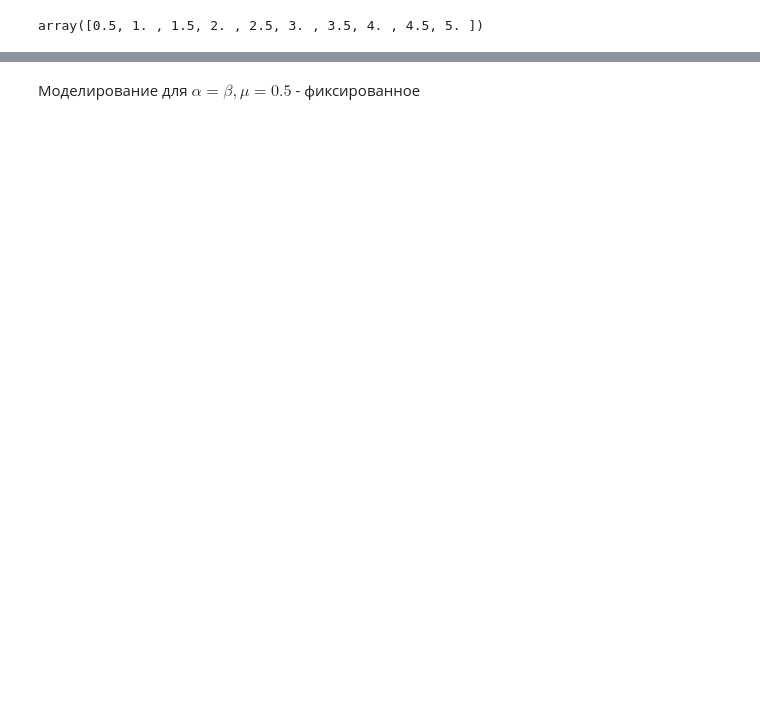
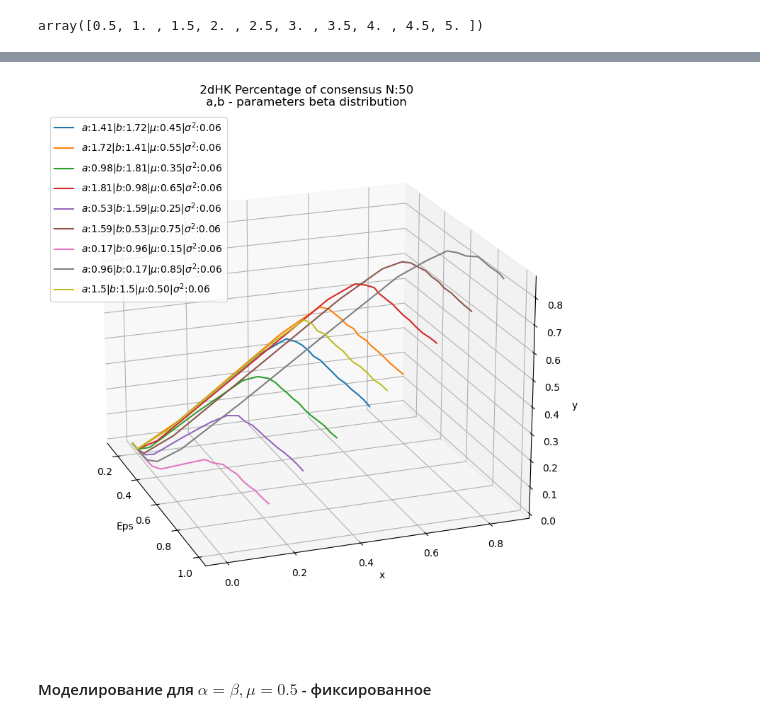
Before and after one commit to ash00748/Hegselmann-Krause-project, a Jupyter notebook: 2d HK/2dHK_beta.ipynb, the cells around one changed output, grey strips where cells are left out. Drawn from its saved outputs; the diff is of its cells as text; code cells hidden in the pictures; blank space fills up the shorter version.

```diff
--- a/2d HK/2dHK_beta.ipynb
+++ b/2d HK/2dHK_beta.ipynb
@@ -114,2 +120,2 @@ def beta_distrib_ab2Esigma(alpha, beta):
 # %%
-experiments = 98
+experiments = 400
@@ -134,0 +134,3 @@ alphas, betas, disps
+# %%
+delta = [round(i,2)for i in np.arange(0.05, 0.41, 0.1)]
+delta
@@ -272,5 +289,47 @@ plt.show()
+# %%
+
+
+ax = plt.figure(figsize=(10, 8)).add_subplot(projection='3d')
+
+cmap = mp.cm.get_cmap("plasma")
+norm=plt.Normalize(vmin=0, vmax=len(alphas))
+sm = plt.cm.ScalarMappable(cmap=cmap, norm=norm)
+
+# Plot lines for each beta value
+for i in range (len(alphas)):
+    alpha = alphas[i]
+    beta = betas[i]
+    df = beta_distib_consensus_data.query('beta==@beta and alpha==@alpha and N == @N')
+    color=np.array(cmap(norm(i)))
+    E, sigma = beta_distrib_ab2Esigma(alpha, beta)
+    ax.plot3D(xs=df['eps'], ys=df['consensus_x']/df['simulation_count'], zs=df['consensus_y']/df['simulation_count'], label=f'$a$:{round(alpha,2)}|$b$:{round(beta,2)}|$\mu$:{E:0.2f}|$\sigma^2$:{sigma:.2f}' )
+
+df = beta_distib_consensus_data.query('beta==1.5 and alpha==1.5 and N == @N')
+color="--c"
+alpha=beta = 1.5
+E, sigma = beta_distrib_ab2Esigma(1.5, 1.5)
+ax.plot3D(xs=df['eps'], ys=df['consensus_x']/df['simulation_count'], zs=df['consensus_y']/df['simulation_count'],label=f'$a$:{round(alpha,2)}|$b$:{round(beta,2)}|$\mu$:{E:0.2f}|$\sigma^2$:{sigma:.2f}' )
+
+# plt.plot(unif_data['eps'], unif_data['consensus_probabity']/unif_data['simulation_count'], "--g",linewidth=2, label=f'uniform' )
+
+
+# Adding the HK_sample line (you'll need to adjust this based on your actual data)
+plt.title(f' 2dHK Percentage of consensus N:{N}\n a,b - parameters beta distribution')
+ax.set_xlabel('Eps')
+ax.set_ylabel('x')
+ax.set_zlabel('y')
+plt.legend()
+# Add a grid
+plt.grid(True, linestyle='--', alpha=0.7)
+ax.view_init(elev=20., azim=-20)
+
+
+plt.tight_layout()
+plt.show()
+# %% [output]
+[figure, added]
 # %% [markdown]
-Моделирование для $\alpha=\beta, \mu=0.5$ - фиксированное
+#### Моделирование для $\alpha=\beta, \mu=0.5$ - фиксированное
 # %%
 experiment = beta_distib_consensus_data.index[-1] +1
 
```
Also changed, not shown: parts of 40 cells of this notebook.
